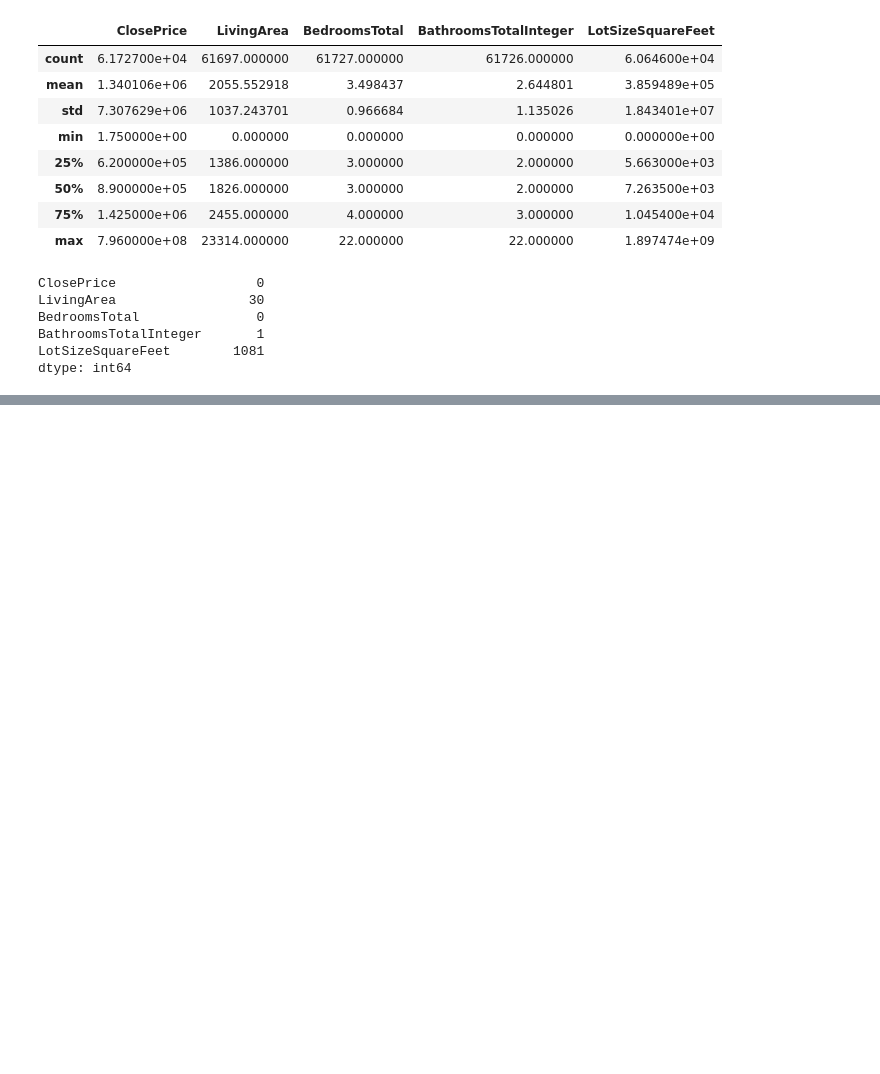
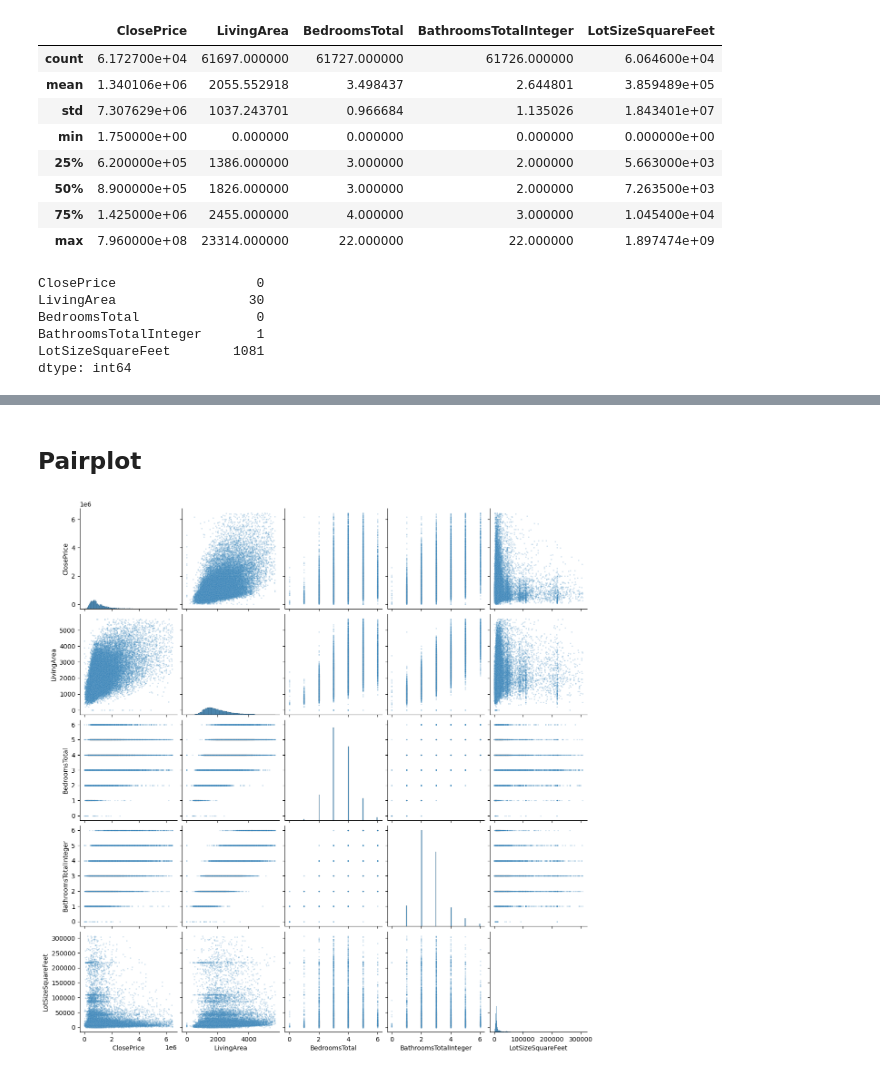
Before and after one commit to grantbiellak/IDX-Exchange-Data-Science, a Jupyter notebook: 01_exploration.ipynb, the cells around one changed output, grey strips where cells are left out. Saved outputs shown, nothing was run; the diff lists cells and outputs as text; code cells hidden in the pictures; blank space fills up the shorter version.

```diff
--- a/01_exploration.ipynb
+++ b/01_exploration.ipynb
@@ -53,0 +61,9 @@ for col in cols:
+# %% [markdown]
+## Pairplot
+# %%
+sub = df[cols].dropna()
+sub = sub[(sub <= sub.quantile(0.99)).all(axis=1)]
+sns.pairplot(sub, plot_kws={"alpha": 0.2, "s": 5})
+plt.show()
+# %% [output]
+[figure, added]
```
Also changed, not shown: parts of 4 cells of this notebook.
